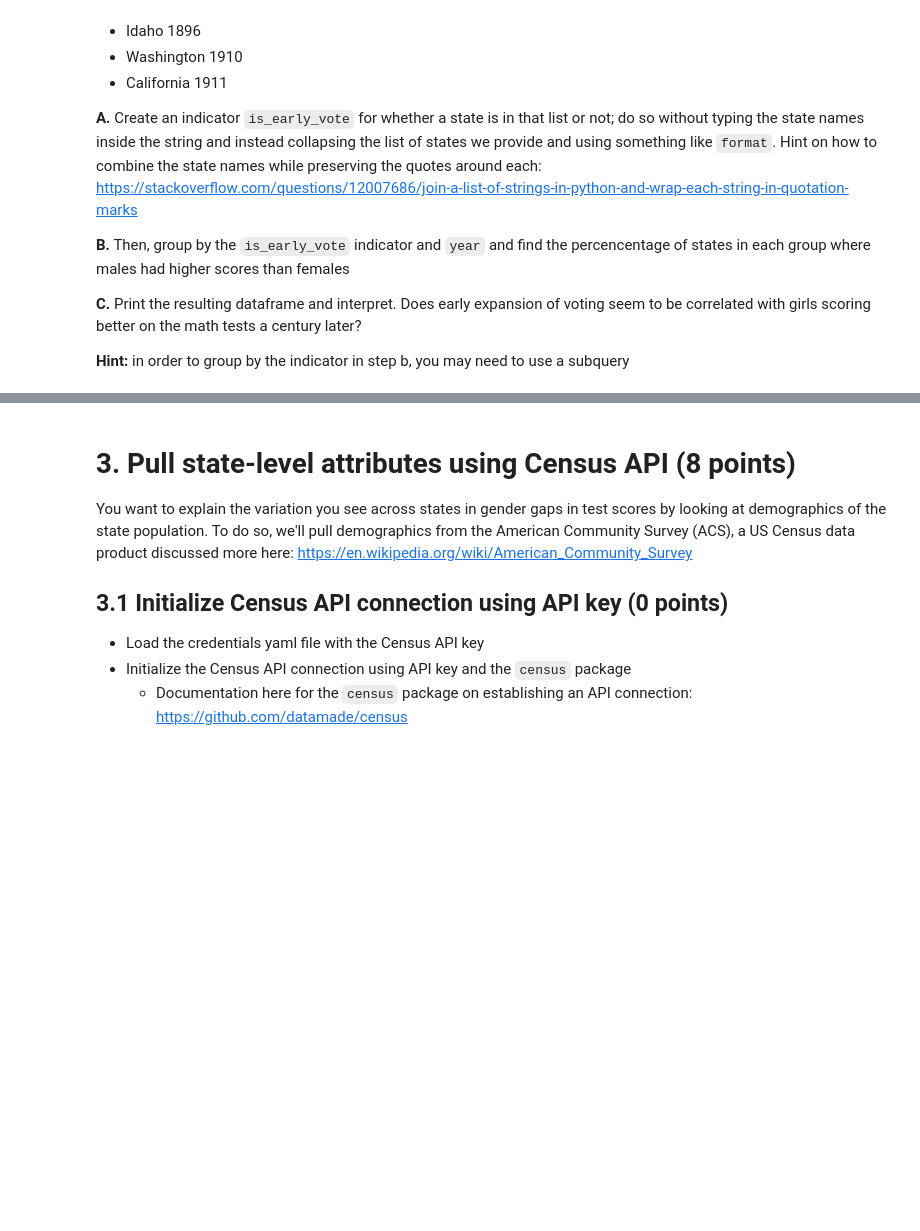
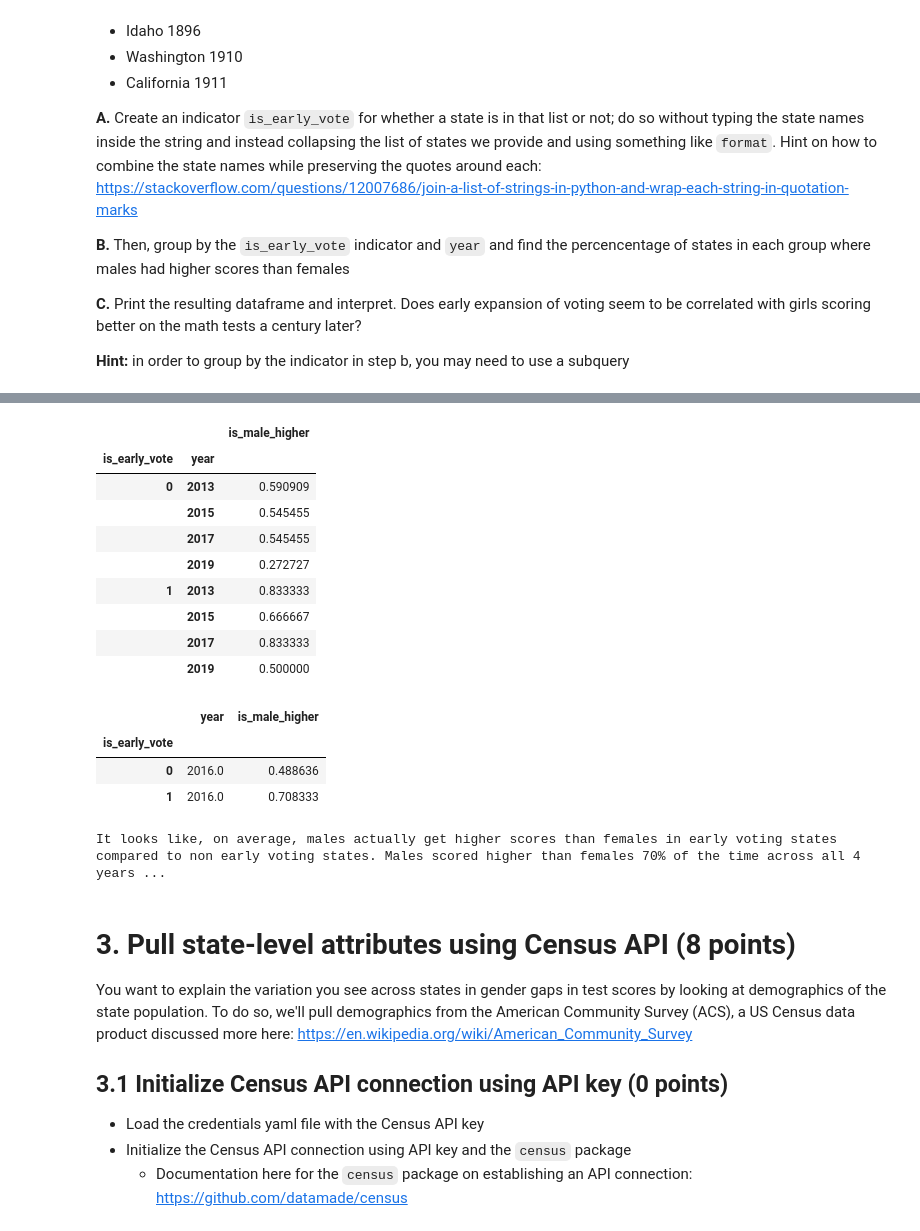
Before and after one commit to alexcraig043/qss-20, a Jupyter notebook: problemsets/pset5/pset5_f0055yb_f005g0v.ipynb, the cells around one changed output, grey strips where cells are left out. Drawn from its saved outputs; the diff is of its cells as text; code cells hidden in the pictures; blank space fills up the shorter version.

```diff
--- a/problemsets/pset5/pset5_f0055yb_f005g0v.ipynb
+++ b/problemsets/pset5/pset5_f0055yb_f005g0v.ipynb
@@ -503,3 +513,27 @@ pct[pct["is_early_vote"] == 1]
+# %%
+pct.groupby(["is_early_vote", "year"]).mean()
+# %% [output]
+|  |  | is_male_higher |
+| is_early_vote | year |  |
+| 0 | 2013 | 0.590909 |
+|  | 2015 | 0.545455 |
+|  | 2017 | 0.545455 |
+|  | 2019 | 0.272727 |
+| 1 | 2013 | 0.833333 |
+|  | 2015 | 0.666667 |
+|  | 2017 | 0.833333 |
+|  | 2019 | 0.500000 |
+# %%
+pct.groupby("is_early_vote").mean()
+# %% [output]
+|  | year | is_male_higher |
+| is_early_vote |  |  |
+| 0 | 2016.0 | 0.488636 |
+| 1 | 2016.0 | 0.708333 |
+# %%
+print("It looks like, on average, males actually get higher scores than females in early voting states compared to non early voting states. Males scored higher than females 70% of the time across all 4 years in states that allowed early voting, whereas males scored higher than females 48% of the time across all 4 years in states that didn't allow early voting.")
+# %% [output]
+It looks like, on average, males actually get higher scores than females in early voting states compared to non early voting states. Males scored higher than females 70% of the time across all 4 years ...
 # %% [markdown]
 # 3. Pull state-level attributes using Census API (8 points)
 
```
Also changed, not shown: parts of 5 cells of this notebook, 1 other file.
